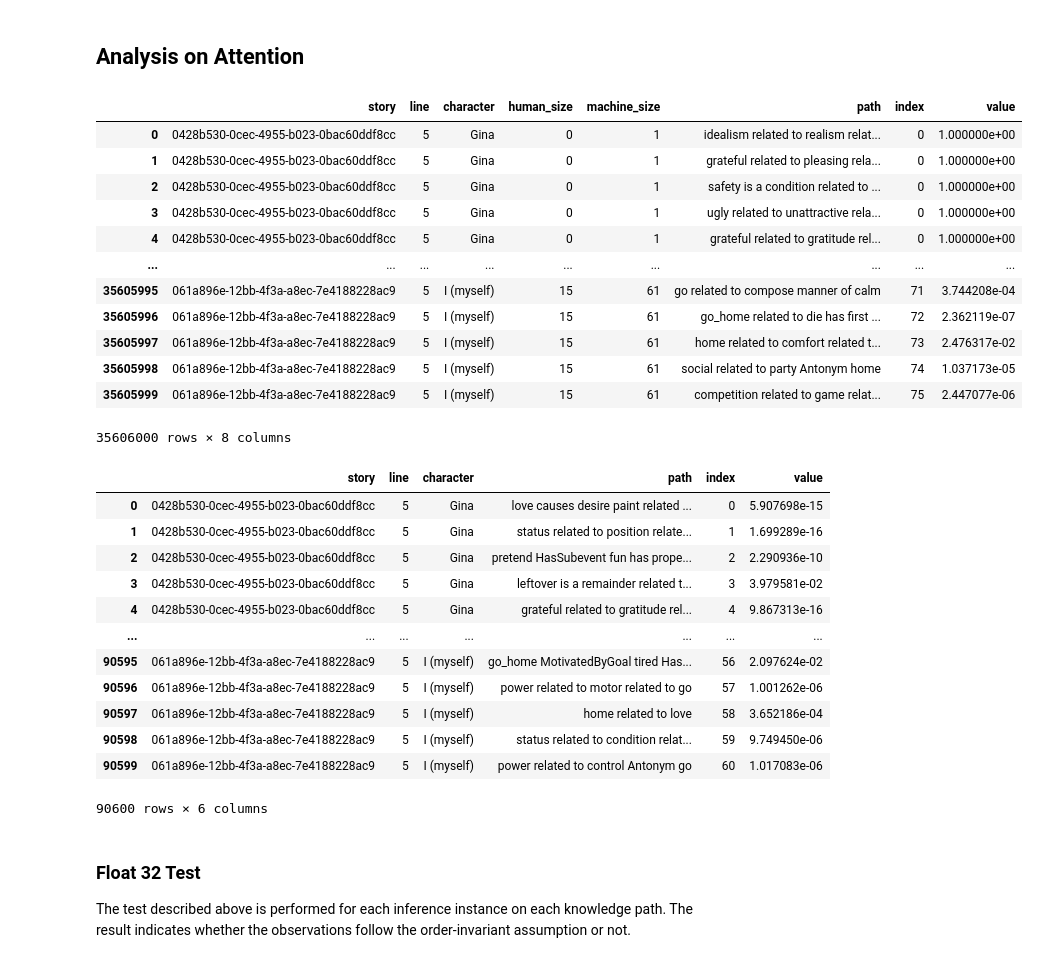
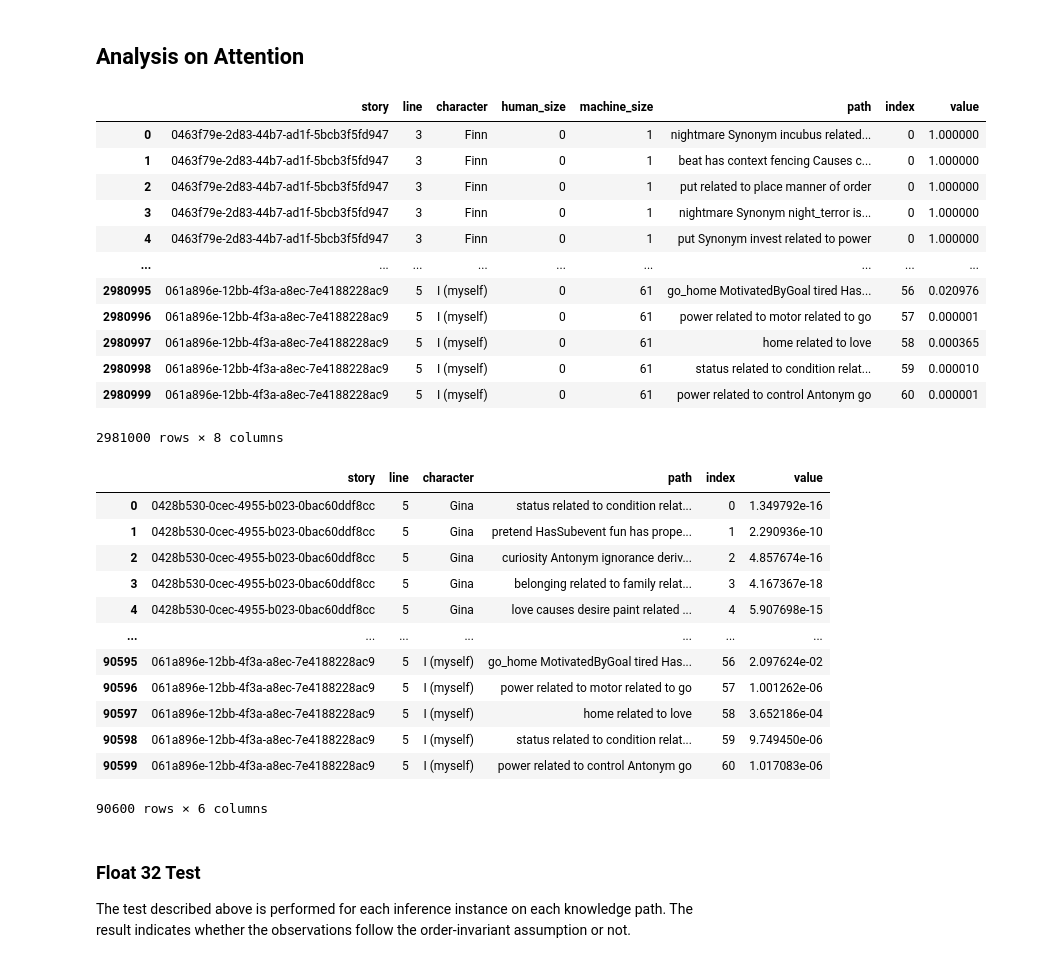
Before and after one commit to Dralan1912/HAICOR-Experiment, a Jupyter notebook: Research Question 1.ipynb, the cells around one changed output. Cells and saved outputs as stored; diff of their text form; code cells hidden in the pictures.

```diff
--- a/Research Question 1.ipynb
+++ b/Research Question 1.ipynb
@@ -113,28 +113,29 @@ Base on the result, not all observations converge within the limit of 7 signific
 # %%
 import itertools
 
 attentions = pd.DataFrame(
     ((e.story, e.sentence, e.character, i.human_size, i.machine_size, p.content, p.index, p.weight)
      for e in experiments for i in e.instances for s in i.samples
-     for p in itertools.chain(s.human_paths, s.machine_paths)),
+     for p in itertools.chain(s.human_paths, s.machine_paths)
+     if i.human_size == 0),
     columns=("story", "line", "character", "human_size", "machine_size", "path", "index", "value")
 )
 
 attentions
 # %% [output]
 |  | story | line | character | human_size | machine_size | path | index | value |
-| 0 | 0428b530-0cec-4955-b023-0bac60ddf8cc | 5 | Gina | 0 | 1 | idealism related to realism relat... | 0 | 1.000000e+00 |
-| 1 | 0428b530-0cec-4955-b023-0bac60ddf8cc | 5 | Gina | 0 | 1 | grateful related to pleasing rela... | 0 | 1.000000e+00 |
-| 2 | 0428b530-0cec-4955-b023-0bac60ddf8cc | 5 | Gina | 0 | 1 | safety is a condition related to ... | 0 | 1.000000e+00 |
-| 3 | 0428b530-0cec-4955-b023-0bac60ddf8cc | 5 | Gina | 0 | 1 | ugly related to unattractive rela... | 0 | 1.000000e+00 |
-| 4 | 0428b530-0cec-4955-b023-0bac60ddf8cc | 5 | Gina | 0 | 1 | grateful related to gratitude rel... | 0 | 1.000000e+00 |
+| 0 | 0463f79e-2d83-44b7-ad1f-5bcb3f5fd947 | 3 | Finn | 0 | 1 | nightmare Synonym incubus related... | 0 | 1.000000 |
+| 1 | 0463f79e-2d83-44b7-ad1f-5bcb3f5fd947 | 3 | Finn | 0 | 1 | beat has context fencing Causes c... | 0 | 1.000000 |
+| 2 | 0463f79e-2d83-44b7-ad1f-5bcb3f5fd947 | 3 | Finn | 0 | 1 | put related to place manner of order | 0 | 1.000000 |
+| 3 | 0463f79e-2d83-44b7-ad1f-5bcb3f5fd947 | 3 | Finn | 0 | 1 | nightmare Synonym night_terror is... | 0 | 1.000000 |
+| 4 | 0463f79e-2d83-44b7-ad1f-5bcb3f5fd947 | 3 | Finn | 0 | 1 | put Synonym invest related to power | 0 | 1.000000 |
 | ... | ... | ... | ... | ... | ... | ... | ... | ... |
-| 35605995 | 061a896e-12bb-4f3a-a8ec-7e4188228ac9 | 5 | I (myself) | 15 | 61 | go related to compose manner of calm | 71 | 3.744208e-04 |
-| 35605996 | 061a896e-12bb-4f3a-a8ec-7e4188228ac9 | 5 | I (myself) | 15 | 61 | go_home related to die has first ... | 72 | 2.362119e-07 |
-| 35605997 | 061a896e-12bb-4f3a-a8ec-7e4188228ac9 | 5 | I (myself) | 15 | 61 | home related to comfort related t... | 73 | 2.476317e-02 |
-| 35605998 | 061a896e-12bb-4f3a-a8ec-7e4188228ac9 | 5 | I (myself) | 15 | 61 | social related to party Antonym home | 74 | 1.037173e-05 |
-| 35605999 | 061a896e-12bb-4f3a-a8ec-7e4188228ac9 | 5 | I (myself) | 15 | 61 | competition related to game relat... | 75 | 2.447077e-06 |
+| 2980995 | 061a896e-12bb-4f3a-a8ec-7e4188228ac9 | 5 | I (myself) | 0 | 61 | go_home MotivatedByGoal tired Has... | 56 | 0.020976 |
+| 2980996 | 061a896e-12bb-4f3a-a8ec-7e4188228ac9 | 5 | I (myself) | 0 | 61 | power related to motor related to go | 57 | 0.000001 |
+| 2980997 | 061a896e-12bb-4f3a-a8ec-7e4188228ac9 | 5 | I (myself) | 0 | 61 | home related to love | 58 | 0.000365 |
+| 2980998 | 061a896e-12bb-4f3a-a8ec-7e4188228ac9 | 5 | I (myself) | 0 | 61 | status related to condition relat... | 59 | 0.000010 |
+| 2980999 | 061a896e-12bb-4f3a-a8ec-7e4188228ac9 | 5 | I (myself) | 0 | 61 | power related to control Antonym go | 60 | 0.000001 |
-35606000 rows × 8 columns
+2981000 rows × 8 columns
 # %%
 attentions = attentions.groupby(["story", "line", "character"])\
     .apply(lambda x: x[(x.human_size == 0) & (x.machine_size == x.machine_size.max())])\
@@ -143,11 +144,11 @@ attentions = attentions.groupby(["story", "line", "character"])\
 attentions
 # %% [output]
 |  | story | line | character | path | index | value |
-| 0 | 0428b530-0cec-4955-b023-0bac60ddf8cc | 5 | Gina | love causes desire paint related ... | 0 | 5.907698e-15 |
-| 1 | 0428b530-0cec-4955-b023-0bac60ddf8cc | 5 | Gina | status related to position relate... | 1 | 1.699289e-16 |
-| 2 | 0428b530-0cec-4955-b023-0bac60ddf8cc | 5 | Gina | pretend HasSubevent fun has prope... | 2 | 2.290936e-10 |
-| 3 | 0428b530-0cec-4955-b023-0bac60ddf8cc | 5 | Gina | leftover is a remainder related t... | 3 | 3.979581e-02 |
-| 4 | 0428b530-0cec-4955-b023-0bac60ddf8cc | 5 | Gina | grateful related to gratitude rel... | 4 | 9.867313e-16 |
+| 0 | 0428b530-0cec-4955-b023-0bac60ddf8cc | 5 | Gina | status related to condition relat... | 0 | 1.349792e-16 |
+| 1 | 0428b530-0cec-4955-b023-0bac60ddf8cc | 5 | Gina | pretend HasSubevent fun has prope... | 1 | 2.290936e-10 |
+| 2 | 0428b530-0cec-4955-b023-0bac60ddf8cc | 5 | Gina | curiosity Antonym ignorance deriv... | 2 | 4.857674e-16 |
+| 3 | 0428b530-0cec-4955-b023-0bac60ddf8cc | 5 | Gina | belonging related to family relat... | 3 | 4.167367e-18 |
+| 4 | 0428b530-0cec-4955-b023-0bac60ddf8cc | 5 | Gina | love causes desire paint related ... | 4 | 5.907698e-15 |
 | ... | ... | ... | ... | ... | ... | ... |
 | 90595 | 061a896e-12bb-4f3a-a8ec-7e4188228ac9 | 5 | I (myself) | go_home MotivatedByGoal tired Has... | 56 | 2.097624e-02 |
 | 90596 | 061a896e-12bb-4f3a-a8ec-7e4188228ac9 | 5 | I (myself) | power related to motor related to go | 57 | 1.001262e-06 |
```
Also changed, not shown: parts of 4 cells of this notebook, 2 other files.
